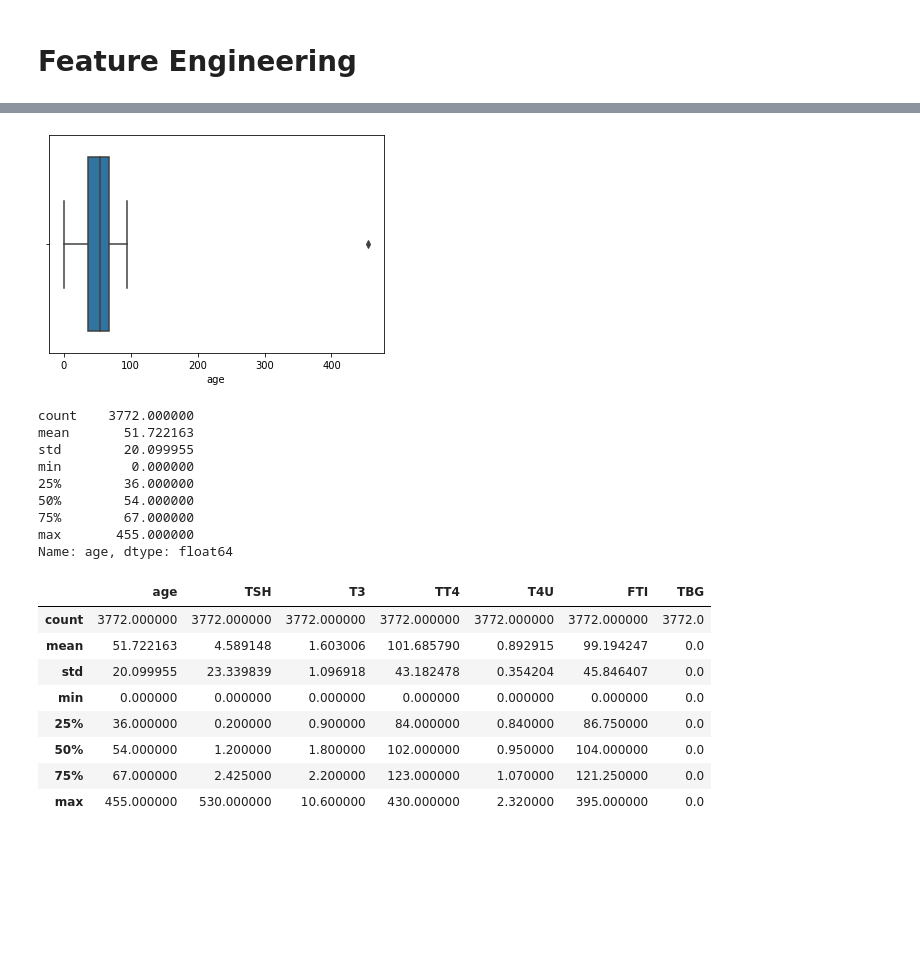
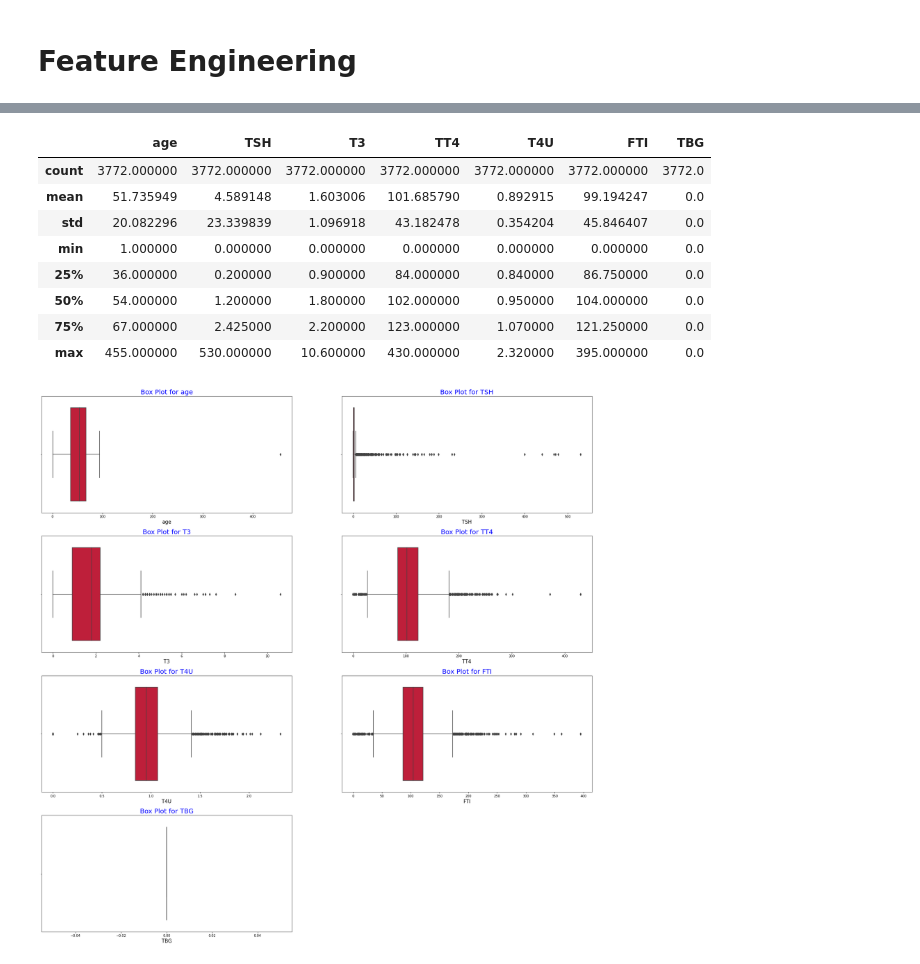
Before and after one commit to PoojaDasIndia/Thyroid-Disease-Detection, a Jupyter notebook: Thyroid Disease Detection.ipynb, the cells around one changed output, grey strips where cells are left out. Cells and saved outputs as stored; diff of their text form; code cells hidden in the pictures; blank space fills up the shorter version.

```diff
--- a/Thyroid Disease Detection.ipynb
+++ b/Thyroid Disease Detection.ipynb
@@ -327,0 +417,4 @@ memory usage: 206.4+ KB
+# %%
+# Replace Null with  Female age Mean
+
+data['age'] = data['age'].fillna(female_age_mean)
@@ -327,0 +467,7 @@ memory usage: 206.4+ KB
+# %%
+# fill sex null value with most frequent (mode)
+
+from sklearn.impute import SimpleImputer
+
+imputer_mode = SimpleImputer(strategy='most_frequent')
+data[['sex']] = imputer_mode.fit_transform(data[['sex']])
@@ -327,0 +501,5 @@ memory usage: 206.4+ KB
+# %%
+# fill null value with  Zero (0) Why zero(0) coz if measures are False than automatic numeric value are Zero(0)
+
+imputer_constant = SimpleImputer(strategy='constant',fill_value=0)
+data[num_col] = imputer_constant.fit_transform(data[num_col])
@@ -361,31 +608,21 @@ import seaborn as sns
 # %%
-
-
-sns.boxplot(data['age']);
-# sns.kdeplot(data['age']);
+data.describe()
 # %% [output]
-[figure, removed]
+|  | age | TSH | T3 | TT4 | T4U | FTI | TBG |
+| count | 3772.000000 | 3772.000000 | 3772.000000 | 3772.000000 | 3772.000000 | 3772.000000 | 3772.0 |
+| mean | 51.735949 | 4.589148 | 1.603006 | 101.685790 | 0.892915 | 99.194247 | 0.0 |
+| std | 20.082296 | 23.339839 | 1.096918 | 43.182478 | 0.354204 | 45.846407 | 0.0 |
+| min | 1.000000 | 0.000000 | 0.000000 | 0.000000 | 0.000000 | 0.000000 | 0.0 |
+| 25% | 36.000000 | 0.200000 | 0.900000 | 84.000000 | 0.840000 | 86.750000 | 0.0 |
+| 50% | 54.000000 | 1.200000 | 1.800000 | 102.000000 | 0.950000 | 104.000000 | 0.0 |
+| 75% | 67.000000 | 2.425000 | 2.200000 | 123.000000 | 1.070000 | 121.250000 | 0.0 |
+| max | 455.000000 | 530.000000 | 10.600000 | 430.000000 | 2.320000 | 395.000000 | 0.0 |
-# %%
-data['age'].describe()
-# %% [output]
-count    3772.000000
-mean       51.722163
-std        20.099955
-min         0.000000
-25%        36.000000
-50%        54.000000
-75%        67.000000
-max       455.000000
-Name: age, dtype: float64
-# %%
-data.describe()
-# %% [output]
-|  | age | TSH | T3 | TT4 | T4U | FTI | TBG |
-| count | 3772.000000 | 3772.000000 | 3772.000000 | 3772.000000 | 3772.000000 | 3772.000000 | 3772.0 |
-| mean | 51.722163 | 4.589148 | 1.603006 | 101.685790 | 0.892915 | 99.194247 | 0.0 |
-| std | 20.099955 | 23.339839 | 1.096918 | 43.182478 | 0.354204 | 45.846407 | 0.0 |
-| min | 0.000000 | 0.000000 | 0.000000 | 0.000000 | 0.000000 | 0.000000 | 0.0 |
-| 25% | 36.000000 | 0.200000 | 0.900000 | 84.000000 | 0.840000 | 86.750000 | 0.0 |
-| 50% | 54.000000 | 1.200000 | 1.800000 | 102.000000 | 0.950000 | 104.000000 | 0.0 |
-| 75% | 67.000000 | 2.425000 | 2.200000 | 123.000000 | 1.070000 | 121.250000 | 0.0 |
-| max | 455.000000 | 530.000000 | 10.600000 | 430.000000 | 2.320000 | 395.000000 | 0.0 |
+# %%
+plt.figure(figsize=(30,30))
+for row,col in enumerate(num_col):
+    plt.subplot(4,2,row+1)
+    sns.boxplot(data[col],color='#d90429')
+    plt.title("Box Plot for "+col,fontsize=20,color='Blue')
+    plt.xlabel(col,fontsize=15)
+# %% [output]
+[figure, added]
```
Also changed, not shown: parts of 67 cells of this notebook, 1 other file.
